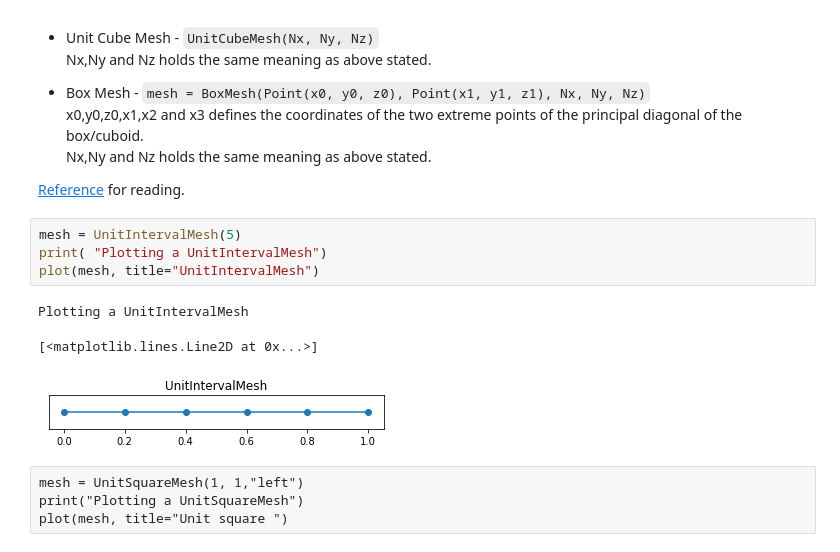
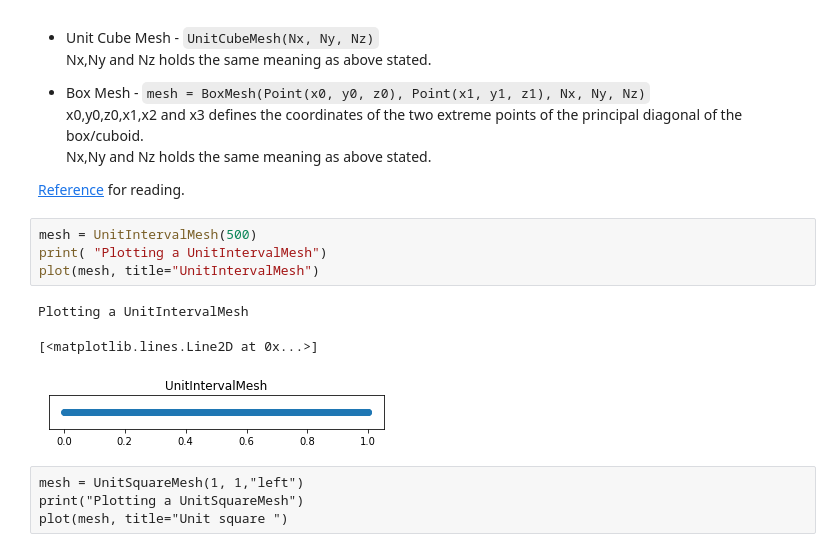
Before and after one commit to iitrabhi/fem, a Jupyter notebook: tutorials/3.fenics_basic/fenics_basic.ipynb, the cells around one changed output. Drawn from its saved outputs; the diff is of its cells as text.

```diff
--- a/tutorials/3.fenics_basic/fenics_basic.ipynb
+++ b/tutorials/3.fenics_basic/fenics_basic.ipynb
@@ -51,13 +51,13 @@ Nx,Ny and Nz holds the same meaning as above stated.
 
 [Reference](https://fenicsproject.org/olddocs/dolfin/2019.1.0/python/demos/built-in-meshes/demo_built-in-meshes.py.html) for reading.
 # %%
-mesh = UnitIntervalMesh(5)
+mesh = UnitIntervalMesh(500)
 print( "Plotting a UnitIntervalMesh")
 plot(mesh, title="UnitIntervalMesh")
 # %% [output]
 Plotting a UnitIntervalMesh
 [<matplotlib.lines.Line2D at 0x...>]
-[figure, old version]
+[figure, new version]
 # %% [raw]
 mesh = UnitSquareMesh(1, 1,"left")
 print("Plotting a UnitSquareMesh")
```
Also changed, not shown: parts of 5 cells of this notebook, 3 other files.
